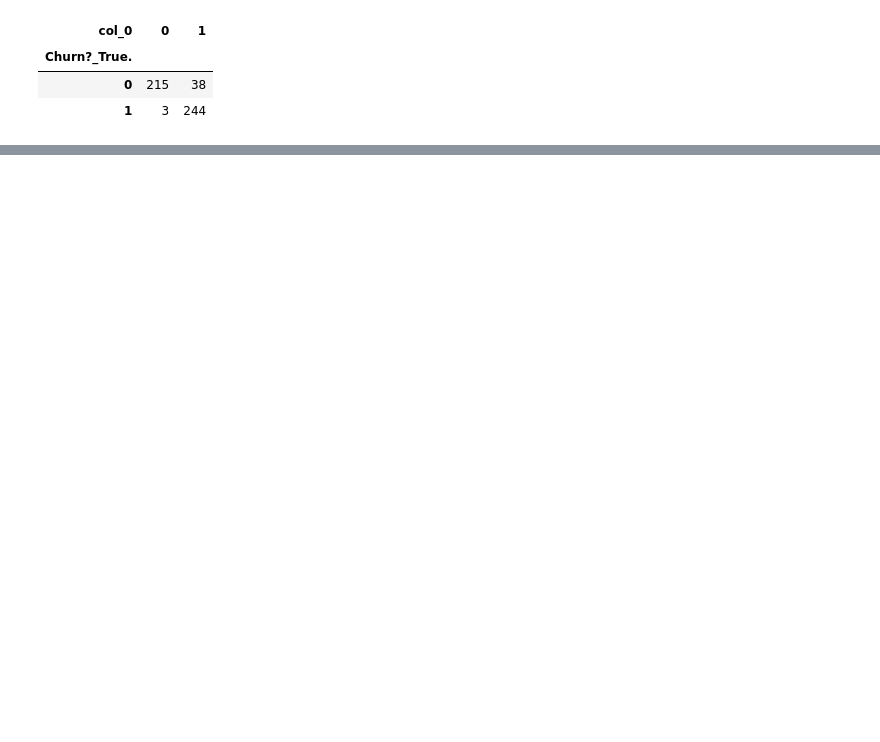
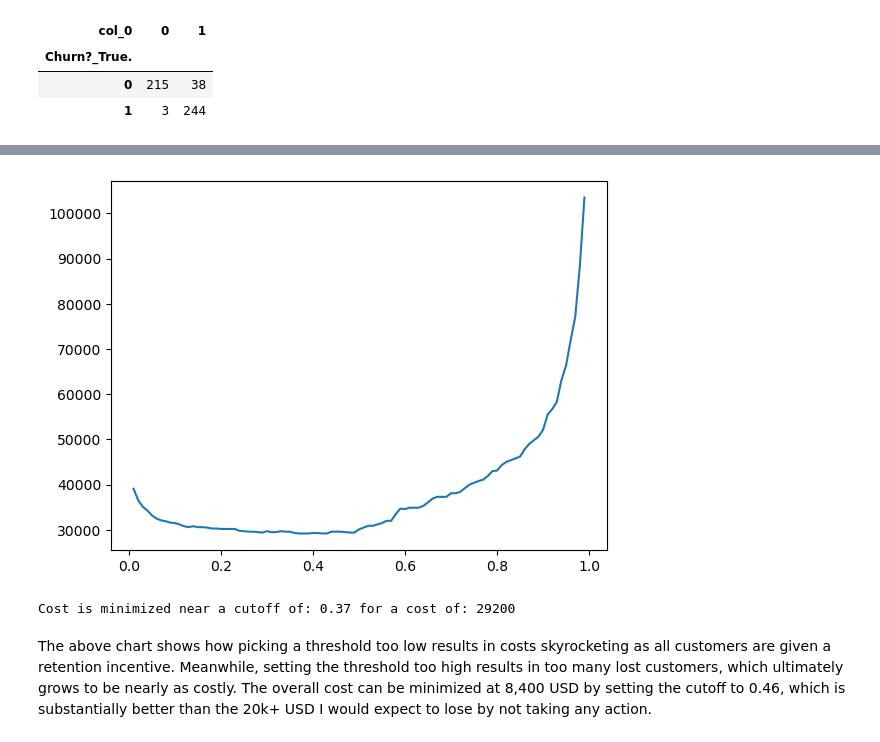
Before and after one commit to song23jihye/aws0918, a Jupyter notebook: AWS 머신러닝/03_xgboost_customer_churn_sagemaker.ipynb, the cells around one changed output, grey strips where cells are left out. Cells and saved outputs as stored; diff of their text form; code cells hidden in the pictures; blank space fills up the shorter version.

```diff
--- a/AWS 머신러닝/03_xgboost_customer_churn_sagemaker.ipynb
+++ b/AWS 머신러닝/03_xgboost_customer_churn_sagemaker.ipynb
@@ -329,0 +350,3 @@ model_data
+# %%
+model_data = model_data.replace({True:1,False:0})
+model_data
@@ -445,0 +506,3 @@ INFO:sagemaker:Creating endpoint with name xgboost-2023-05-25-05-39-32-834
+# %%
+test_data = test_data.replace({True:1,False:0})
+test_data
@@ -551,0 +645,29 @@ pd.crosstab(index=test_data.iloc[:, 0], columns=np.where(predictions > 0.3, 1, 0
+# %%
+cutoffs = np.arange(0.01, 1, 0.01)
+costs = []
+for c in cutoffs:
+    costs.append(
+        np.sum(
+            np.sum(
+                np.array([[0, 100], [500, 100]])
+                * pd.crosstab(index=test_data.iloc[:, 0], columns=np.where(predictions > c, 1, 0))
+            )
+        )
+    )
+
+costs = np.array(costs)
+plt.plot(cutoffs, costs)
+plt.show()
+# %% [output]
+[figure, added]
+# %%
+print(
+    "Cost is minimized near a cutoff of:",
+    cutoffs[np.argmin(costs)],
+    "for a cost of:",
+    np.min(costs),
+)
+# %% [output]
+Cost is minimized near a cutoff of: 0.37 for a cost of: 29200
+# %% [markdown]
+The above chart shows how picking a threshold too low results in costs skyrocketing as all customers are given a retention incentive.  Meanwhile, setting the threshold too high results in too many lost customers, which ultimately grows to be nearly as costly.  The overall cost can be minimized at 8,400 USD by setting the cutoff to 0.46, which is substantially better than the 20k+ USD I would expect to lose by not taking any action.
```
Also changed, not shown: parts of 40 cells of this notebook.
